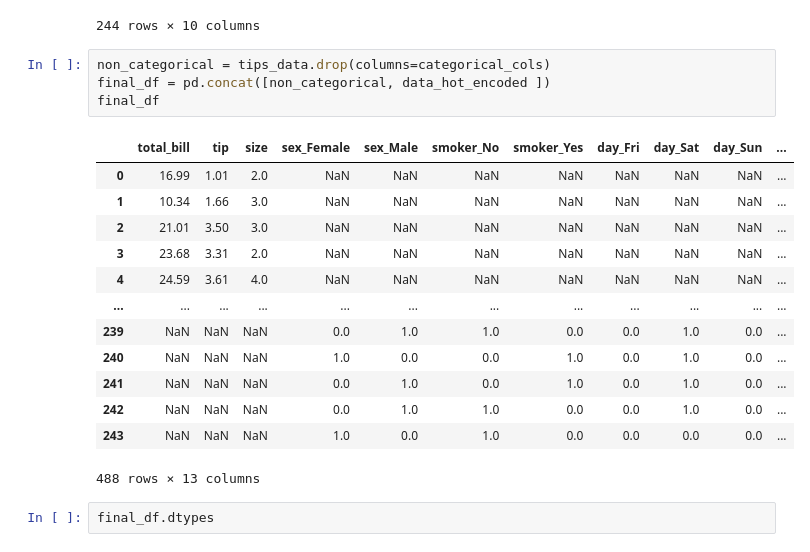
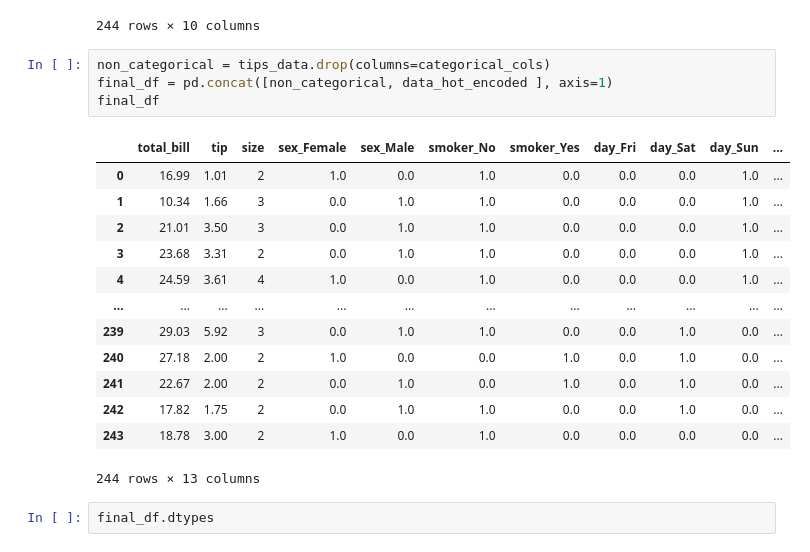
Before and after one commit to kunal356/ml-learning, a Jupyter notebook: 3. Encoding Techniques.ipynb, the cells around one changed output. Cells and saved outputs as stored; diff of their text form.

```diff
--- a/3. Encoding Techniques.ipynb
+++ b/3. Encoding Techniques.ipynb
@@ -106,22 +106,22 @@ data_hot_encoded
 244 rows × 10 columns
 # %%
 non_categorical = tips_data.drop(columns=categorical_cols)
-final_df = pd.concat([non_categorical, data_hot_encoded ])
+final_df = pd.concat([non_categorical, data_hot_encoded ], axis=1)
 final_df
 # %% [output]
 |  | total_bill | tip | size | sex_Female | sex_Male | smoker_No | smoker_Yes | day_Fri | day_Sat | day_Sun | ... |
-| 0 | 16.99 | 1.01 | 2.0 | NaN | NaN | NaN | NaN | NaN | NaN | NaN | ... |
-| 1 | 10.34 | 1.66 | 3.0 | NaN | NaN | NaN | NaN | NaN | NaN | NaN | ... |
-| 2 | 21.01 | 3.50 | 3.0 | NaN | NaN | NaN | NaN | NaN | NaN | NaN | ... |
-| 3 | 23.68 | 3.31 | 2.0 | NaN | NaN | NaN | NaN | NaN | NaN | NaN | ... |
-| 4 | 24.59 | 3.61 | 4.0 | NaN | NaN | NaN | NaN | NaN | NaN | NaN | ... |
+| 0 | 16.99 | 1.01 | 2 | 1.0 | 0.0 | 1.0 | 0.0 | 0.0 | 0.0 | 1.0 | ... |
+| 1 | 10.34 | 1.66 | 3 | 0.0 | 1.0 | 1.0 | 0.0 | 0.0 | 0.0 | 1.0 | ... |
+| 2 | 21.01 | 3.50 | 3 | 0.0 | 1.0 | 1.0 | 0.0 | 0.0 | 0.0 | 1.0 | ... |
+| 3 | 23.68 | 3.31 | 2 | 0.0 | 1.0 | 1.0 | 0.0 | 0.0 | 0.0 | 1.0 | ... |
+| 4 | 24.59 | 3.61 | 4 | 1.0 | 0.0 | 1.0 | 0.0 | 0.0 | 0.0 | 1.0 | ... |
 | ... | ... | ... | ... | ... | ... | ... | ... | ... | ... | ... | ... |
-| 239 | NaN | NaN | NaN | 0.0 | 1.0 | 1.0 | 0.0 | 0.0 | 1.0 | 0.0 | ... |
-| 240 | NaN | NaN | NaN | 1.0 | 0.0 | 0.0 | 1.0 | 0.0 | 1.0 | 0.0 | ... |
-| 241 | NaN | NaN | NaN | 0.0 | 1.0 | 0.0 | 1.0 | 0.0 | 1.0 | 0.0 | ... |
-| 242 | NaN | NaN | NaN | 0.0 | 1.0 | 1.0 | 0.0 | 0.0 | 1.0 | 0.0 | ... |
-| 243 | NaN | NaN | NaN | 1.0 | 0.0 | 1.0 | 0.0 | 0.0 | 0.0 | 0.0 | ... |
+| 239 | 29.03 | 5.92 | 3 | 0.0 | 1.0 | 1.0 | 0.0 | 0.0 | 1.0 | 0.0 | ... |
+| 240 | 27.18 | 2.00 | 2 | 1.0 | 0.0 | 0.0 | 1.0 | 0.0 | 1.0 | 0.0 | ... |
+| 241 | 22.67 | 2.00 | 2 | 0.0 | 1.0 | 0.0 | 1.0 | 0.0 | 1.0 | 0.0 | ... |
+| 242 | 17.82 | 1.75 | 2 | 0.0 | 1.0 | 1.0 | 0.0 | 0.0 | 1.0 | 0.0 | ... |
+| 243 | 18.78 | 3.00 | 2 | 1.0 | 0.0 | 1.0 | 0.0 | 0.0 | 0.0 | 0.0 | ... |
-488 rows × 13 columns
+244 rows × 13 columns
 # %%
 final_df.dtypes
 # %% [output]
```
Also changed, not shown: parts of 12 cells of this notebook.
